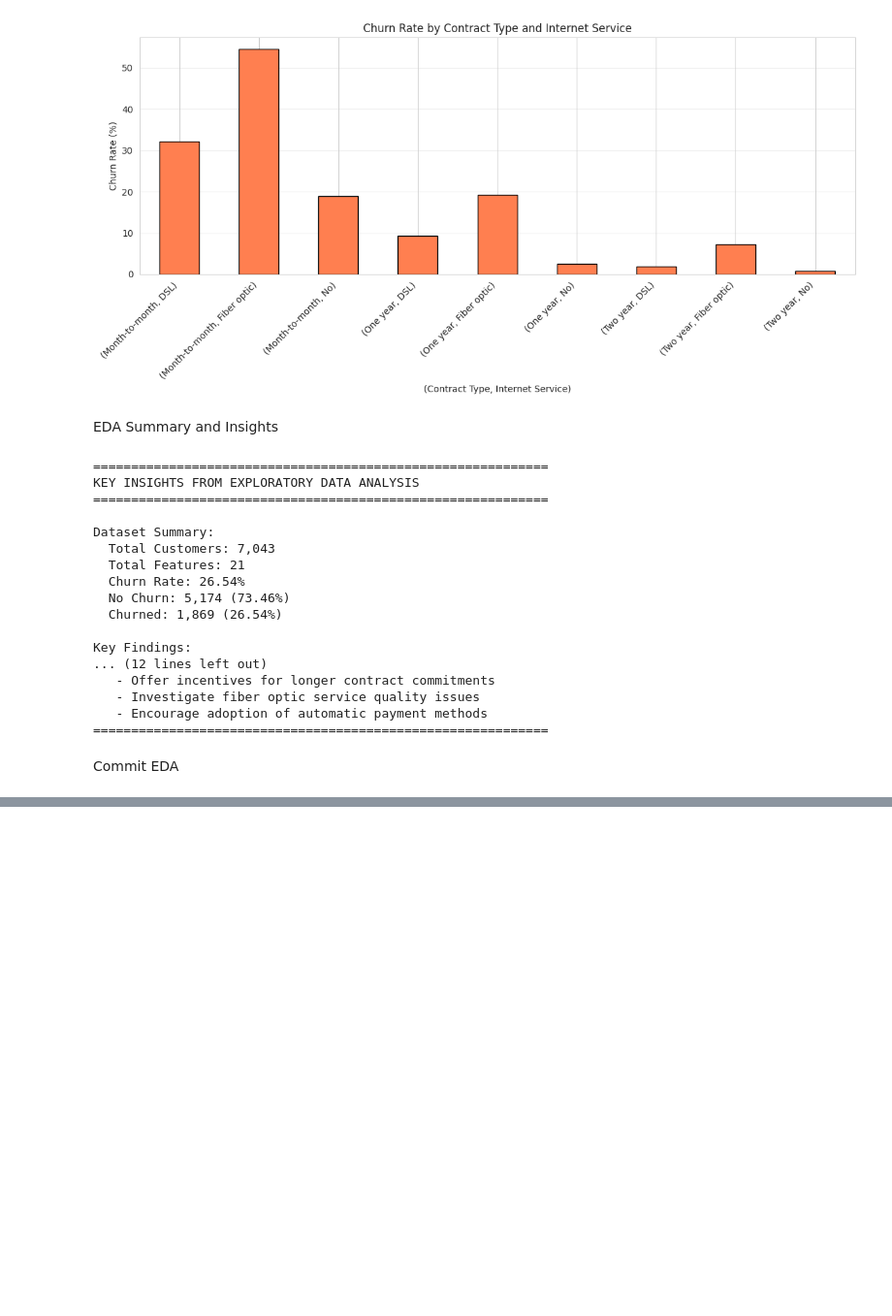
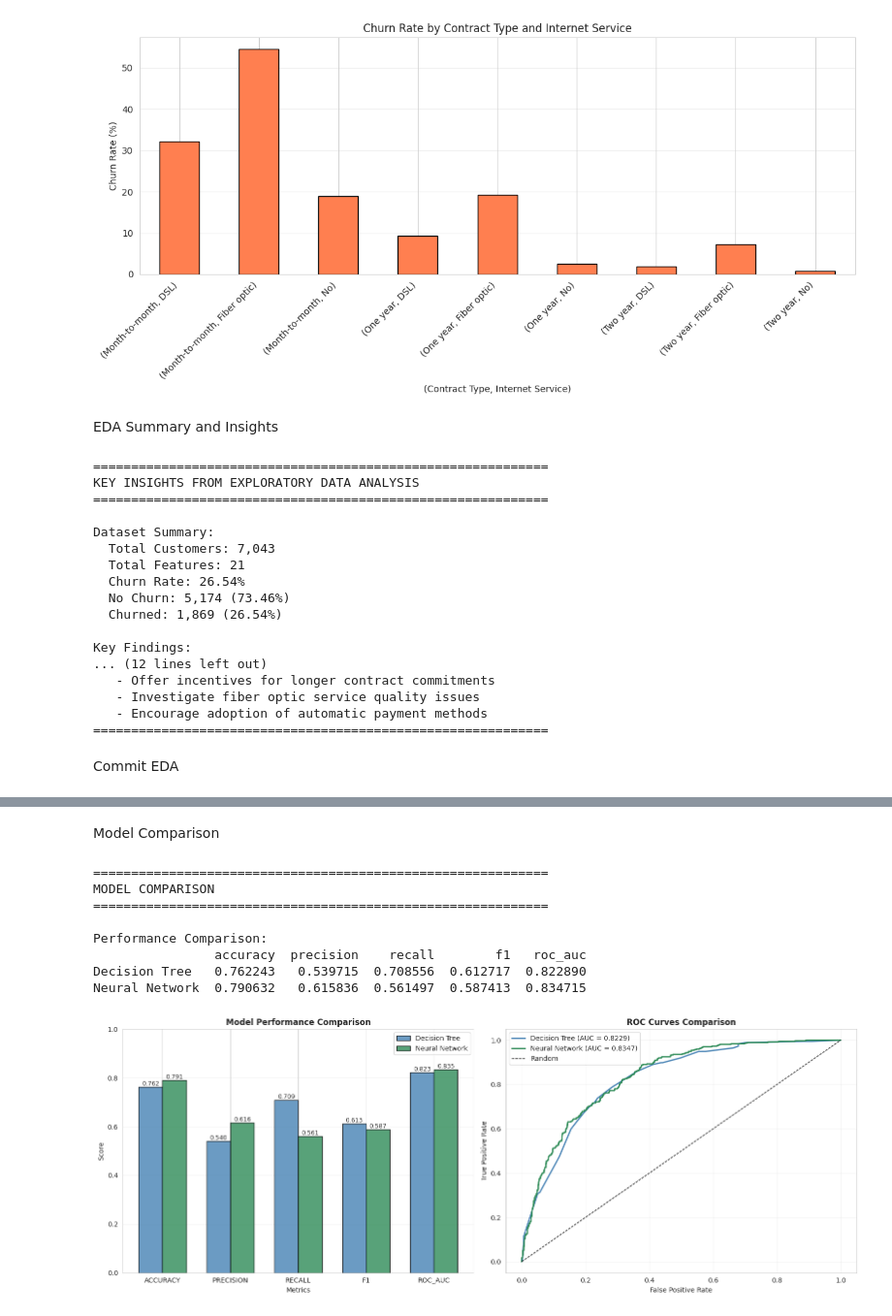
Before and after one commit to sasandi123/telco-churn-ml-project, a Jupyter notebook: notebooks/Telco_Churn_Analysis.ipynb, the cells around one changed output, grey strips where cells are left out. Shown at 97% size. Drawn from its saved outputs; the diff is of its cells as text; code cells hidden in the pictures; blank space fills up the shorter version.

```diff
--- a/notebooks/Telco_Churn_Analysis.ipynb
+++ b/notebooks/Telco_Churn_Analysis.ipynb
@@ -523,0 +1073,80 @@ git_commit_push("Complete Task 1: Exploratory Data Analysis")
+# %% [markdown]
+Model Comparison
+# %%
+print("="*60)
+print("MODEL COMPARISON")
+print("="*60)
+
+comparison = pd.DataFrame({
+    'Decision Tree': dt_metrics,
+    'Neural Network': nn_metrics
+}).T
+
+print("\nPerformance Comparison:")
+print(comparison)
+
+fig, axes = plt.subplots(1, 2, figsize=(16, 6))
+
+metrics = ['accuracy', 'precision', 'recall', 'f1', 'roc_auc']
+x = np.arange(len(metrics))
+width = 0.35
+
+dt_values = [dt_metrics[m] for m in metrics]
+nn_values = [nn_metrics[m] for m in metrics]
+
+bars1 = axes[0].bar(x - width/2, dt_values, width, label='Decision Tree',
+                    alpha=0.8, color='steelblue', edgecolor='black')
+bars2 = axes[0].bar(x + width/2, nn_values, width, label='Neural Network',
+                    alpha=0.8, color='seagreen', edgecolor='black')
+
+axes[0].set_xlabel('Metrics')
+axes[0].set_ylabel('Score')
+axes[0].set_title('Model Performance Comparison', fontweight='bold')
+axes[0].set_xticks(x)
+axes[0].set_xticklabels([m.upper() for m in metrics])
+axes[0].legend()
+axes[0].grid(True, alpha=0.3, axis='y')
+axes[0].set_ylim([0, 1.0])
+
+for bars in [bars1, bars2]:
+    for bar in bars:
+        height = bar.get_height()
+        axes[0].text(bar.get_x() + bar.get_width()/2., height,
+                   f'{height:.3f}', ha='center', va='bottom', fontsize=9)
+
+axes[1].plot(fpr, tpr, linewidth=2, label=f'Decision Tree (AUC = {dt_metrics["roc_auc"]:.4f})',
+            color='steelblue')
+axes[1].plot(fpr_nn, tpr_nn, linewidth=2, label=f'Neural Network (AUC = {nn_metrics["roc_auc"]:.4f})',
+            color='seagreen')
+axes[1].plot([0, 1], [0, 1], 'k--', label='Random', linewidth=1)
+axes[1].set_xlabel('False Positive Rate')
+axes[1].set_ylabel('True Positive Rate')
+axes[1].set_title('ROC Curves Comparison', fontweight='bold')
+axes[1].legend()
+axes[1].grid(True, alpha=0.3)
+
+plt.tight_layout()
+plt.savefig('outputs/model_comparison.png', dpi=300, bbox_inches='tight')
+plt.show()
+
+if dt_metrics['f1'] > nn_metrics['f1']:
+    winner = "Decision Tree"
+    diff = dt_metrics['f1'] - nn_metrics['f1']
+else:
+    winner = "Neural Network"
+    diff = nn_metrics['f1'] - dt_metrics['f1']
+
+print(f"\nBest Model: {winner}")
+print(f"F1 Score Difference: {diff:.4f}")
+
+print("\n" + "="*60)
+# %% [output]
+============================================================
+MODEL COMPARISON
+============================================================
+
+Performance Comparison:
+                accuracy  precision    recall        f1   roc_auc
+Decision Tree   0.762243   0.539715  0.708556  0.612717  0.822890
+Neural Network  0.790632   0.615836  0.561497  0.587413  0.834715
+[figure, added]
```
Also changed, not shown: parts of 28 cells of this notebook.
